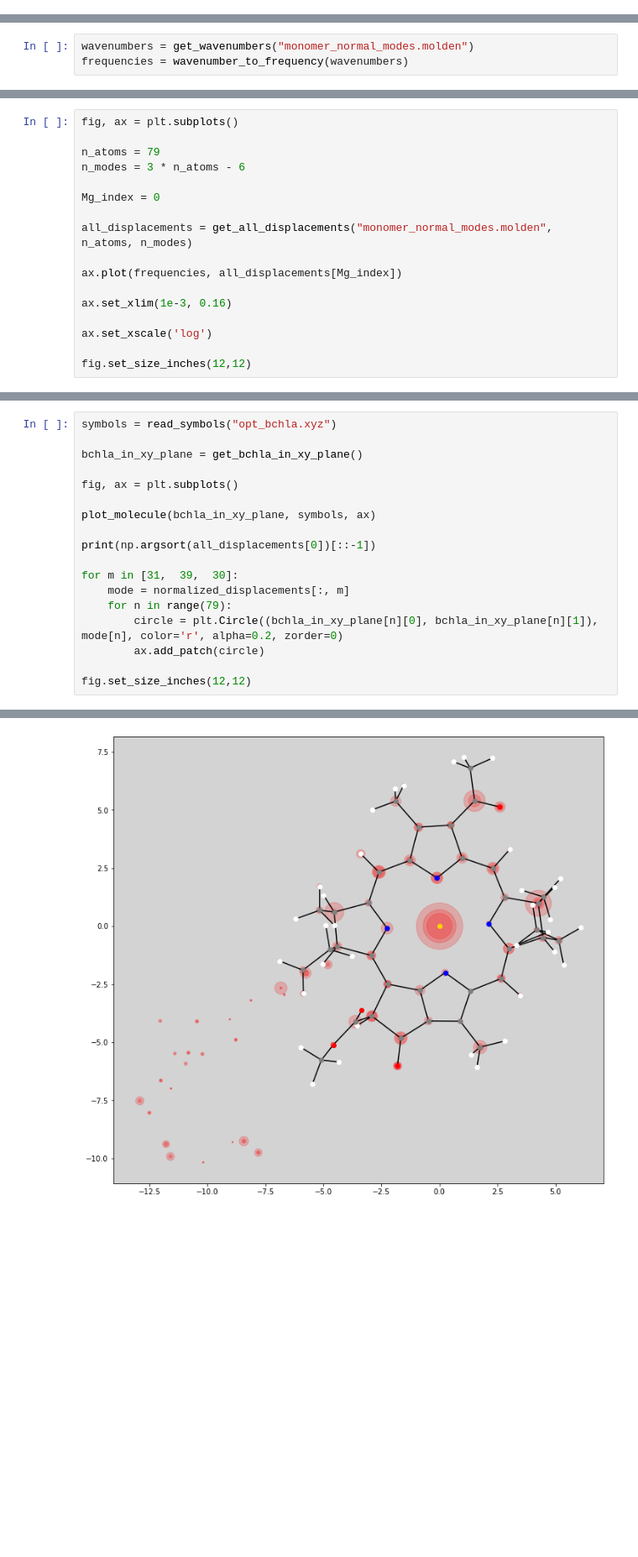
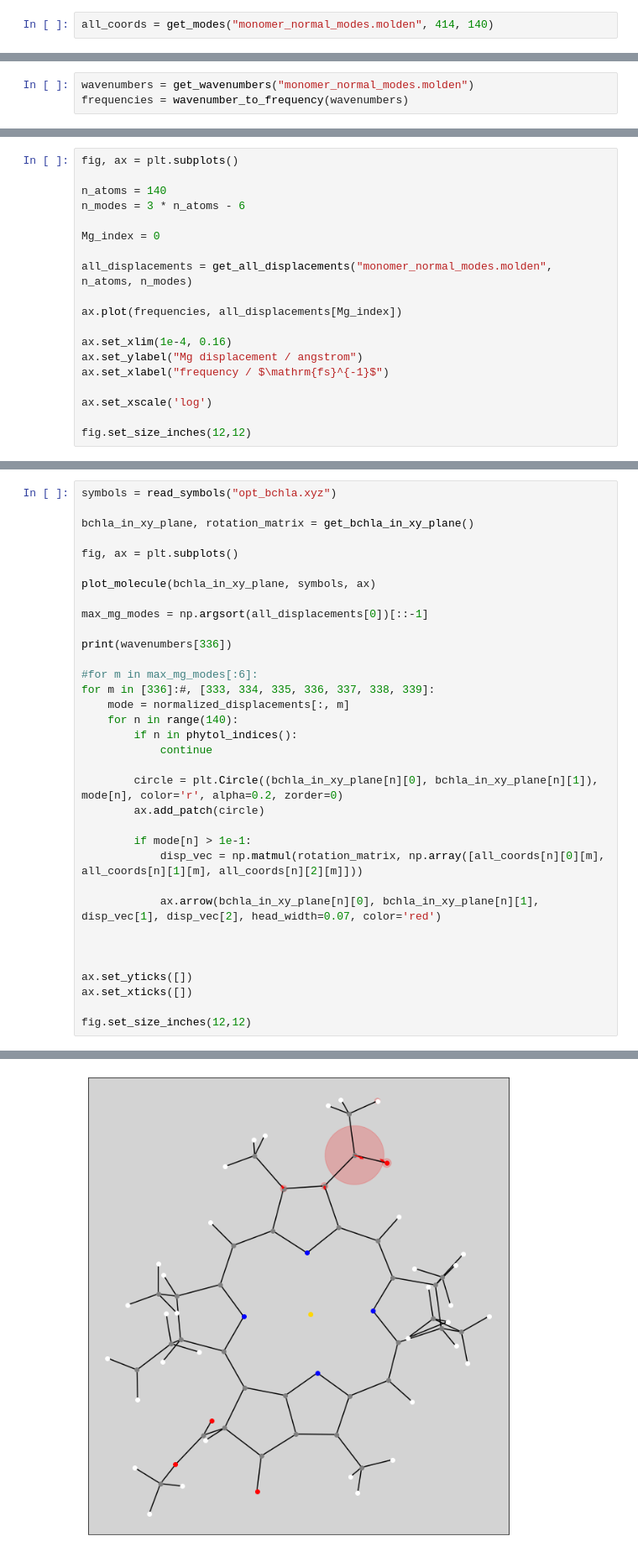
Before and after one commit to Oliver-Feighan/SpectralDensity, a Jupyter notebook: hessians/Monomer.ipynb, the cells around one changed output, grey strips where cells are left out. Shown at 84% size. Saved outputs shown, nothing was run; the diff lists cells and outputs as text; blank space fills up the shorter version.

```diff
--- a/hessians/Monomer.ipynb
+++ b/hessians/Monomer.ipynb
@@ -10,3 +17,5 @@ from system import *
+# %%
+all_coords = get_modes("monomer_normal_modes.molden", 414, 140)
 # %% [markdown]
 # Single (truncated) BChla
 # %%
@@ -15,7 +29,7 @@ frequencies = wavenumber_to_frequency(wavenumbers)
 # %%
 fig, ax = plt.subplots()
 
-n_atoms = 79
+n_atoms = 140
 n_modes = 3 * n_atoms - 6
 
 Mg_index = 0
@@ -24,7 +38,9 @@ all_displacements = get_all_displacements("monomer_normal_modes.molden", n_atoms
 
 ax.plot(frequencies, all_displacements[Mg_index])
 
-ax.set_xlim(1e-3, 0.16)
+ax.set_xlim(1e-4, 0.16)
+ax.set_ylabel("Mg displacement / angstrom")
+ax.set_xlabel("frequency / $\mathrm{fs}^{-1}$")
 
 ax.set_xscale('log')
 
@@ -105,19 +140,35 @@ fig.set_size_inches(36,12)
 # %%
 symbols = read_symbols("opt_bchla.xyz")
 
-bchla_in_xy_plane = get_bchla_in_xy_plane()
+bchla_in_xy_plane, rotation_matrix = get_bchla_in_xy_plane()
 
 fig, ax = plt.subplots()
 
 plot_molecule(bchla_in_xy_plane, symbols, ax)
 
-print(np.argsort(all_displacements[0])[::-1])
+max_mg_modes = np.argsort(all_displacements[0])[::-1]
 
-for m in [31,  39,  30]:
+print(wavenumbers[336])
+
+#for m in max_mg_modes[:6]:
+for m in [336]:#, [333, 334, 335, 336, 337, 338, 339]:
     mode = normalized_displacements[:, m]
-    for n in range(79):
+    for n in range(140):
+        if n in phytol_indices():
+            continue
+
         circle = plt.Circle((bchla_in_xy_plane[n][0], bchla_in_xy_plane[n][1]), mode[n], color='r', alpha=0.2, zorder=0)
         ax.add_patch(circle)
 
+        if mode[n] > 1e-1:
+            disp_vec = np.matmul(rotation_matrix, np.array([all_coords[n][0][m], all_coords[n][1][m], all_coords[n][2][m]]))
+
+            ax.arrow(bchla_in_xy_plane[n][0], bchla_in_xy_plane[n][1], disp_vec[1], disp_vec[2], head_width=0.07, color='red')
+
+
+
+ax.set_yticks([])
+ax.set_xticks([])
+
 fig.set_size_inches(12,12)
 # %% [output]
@@ -137 +176 @@ fig.set_size_inches(12,12)
-[figure, old version]
+[figure, new version]
```
Also changed, not shown: parts of 5 cells of this notebook, 9 other files.
